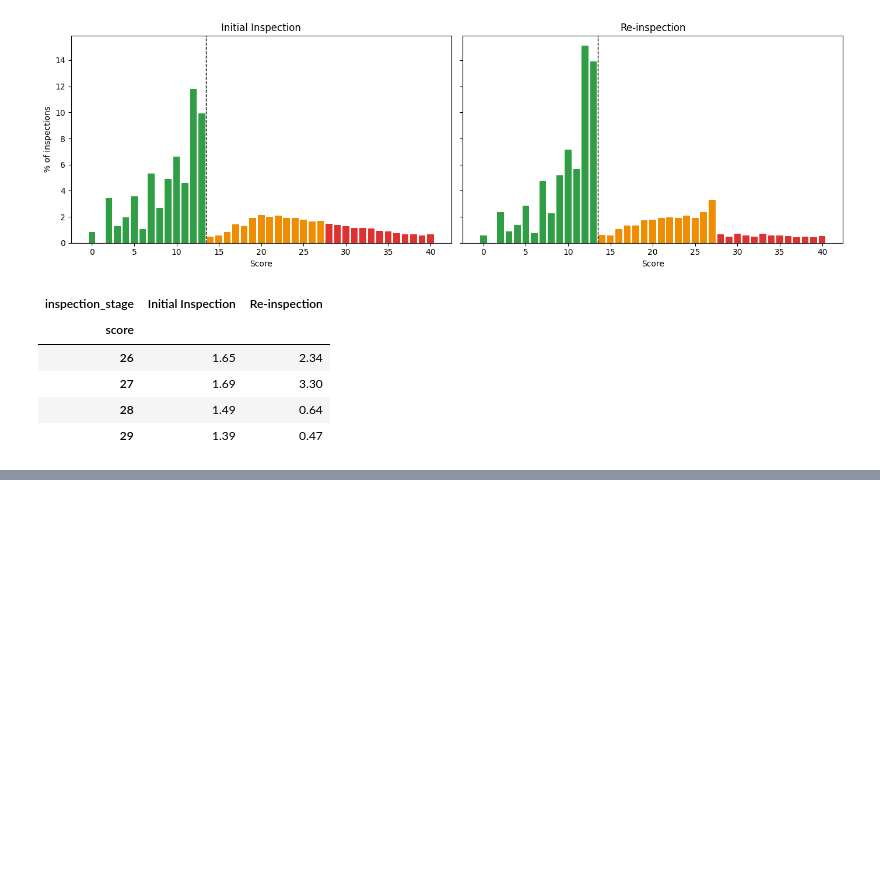
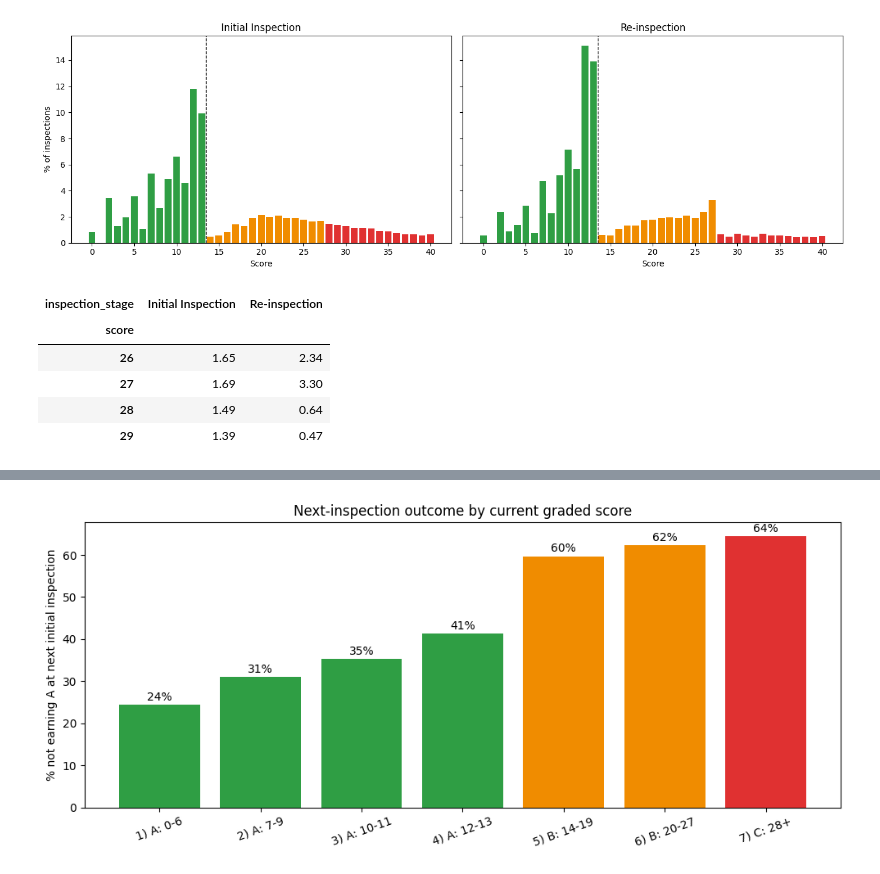
Before and after one commit to KatherineZ323/nyc-restaurant-inspections, a Jupyter notebook: notebooks/04_analysis.ipynb, the cells around one changed output, grey strips where cells are left out. Saved outputs shown, nothing was run; the diff lists cells and outputs as text; code cells hidden in the pictures; blank space fills up the shorter version.

```diff
--- a/notebooks/04_analysis.ipynb
+++ b/notebooks/04_analysis.ipynb
@@ -178,0 +290,16 @@ threshold_check
+# %%
+fig, ax = plt.subplots(figsize=(10, 4.5))
+colors = ["#2f9e44"] * 4 + ["#f08c00"] * 2 + ["#e03131"]
+ax.bar(q2_bands["score_band"], q2_bands["pct_next_not_a"], color=colors)
+
+for i, v in enumerate(q2_bands["pct_next_not_a"]):
+    ax.text(i, v + 1, f"{v:.0f}%", ha="center", fontsize=10)
+
+ax.set_ylabel("% not earning A at next initial inspection")
+ax.set_title("Next-inspection outcome by current graded score")
+plt.xticks(rotation=20)
+plt.tight_layout()
+plt.savefig("../figures/q2_next_outcome_by_score_band.png", dpi=150, bbox_inches="tight")
+plt.show()
+# %% [output]
+[figure, added]
```
Also changed, not shown: parts of 35 cells of this notebook, 1 other file.
